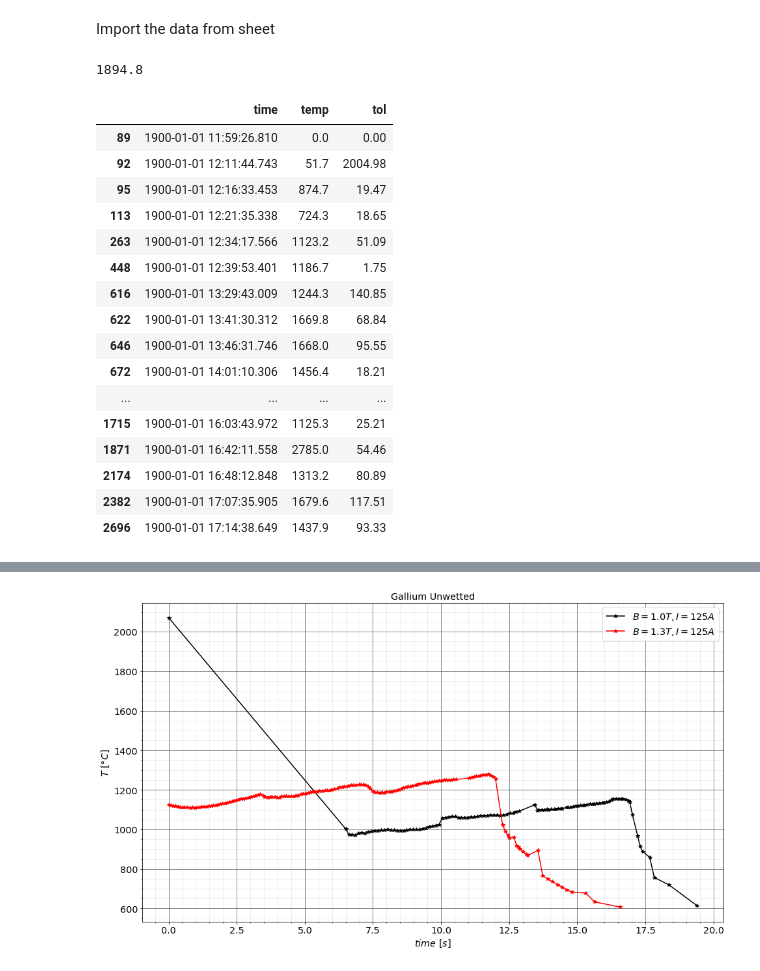
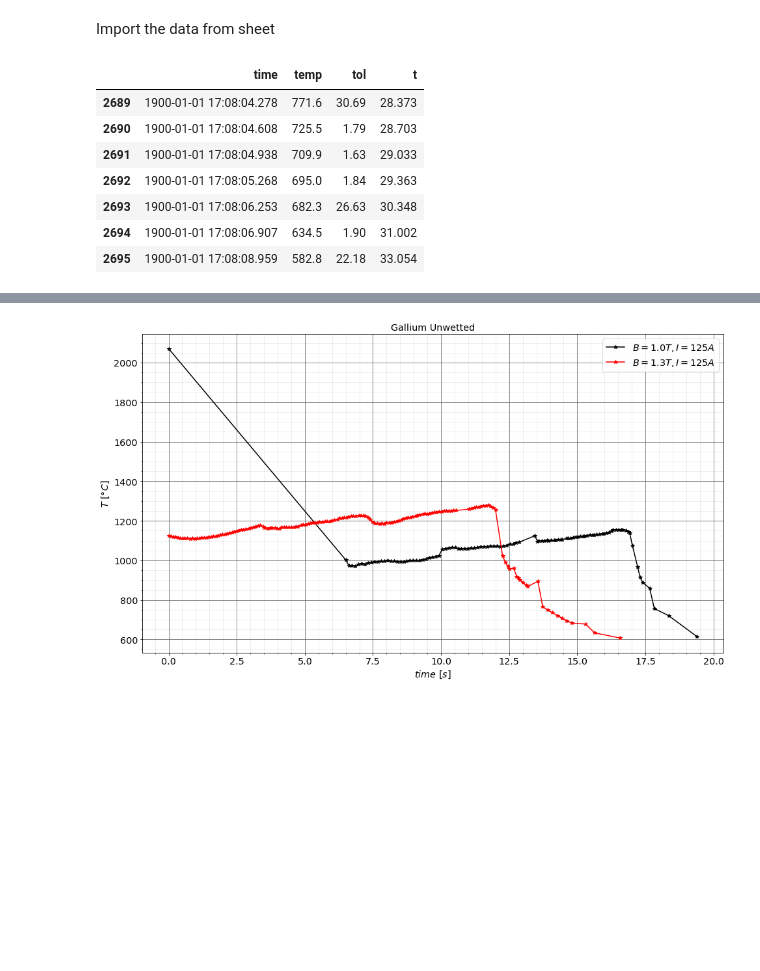
Before and after one commit to mmorbey/Gallium-Experiments, a Jupyter notebook: Pyrometer.ipynb, the cells around one changed output, grey strips where cells are left out. Cells and saved outputs as stored; diff of their text form; code cells hidden in the pictures; blank space fills up the shorter version.

```diff
--- a/Pyrometer.ipynb
+++ b/Pyrometer.ipynb
@@ -50,24 +58,11 @@ def Pyro(i):
-# %%
-Pyro(20).temp.max()
-# %% [output]
-1894.8
-# %%
-tstart
-# %% [output]
-|  | time | temp | tol |
-| 89 | 1900-01-01 11:59:26.810 | 0.0 | 0.00 |
-| 92 | 1900-01-01 12:11:44.743 | 51.7 | 2004.98 |
-| 95 | 1900-01-01 12:16:33.453 | 874.7 | 19.47 |
-| 113 | 1900-01-01 12:21:35.338 | 724.3 | 18.65 |
-| 263 | 1900-01-01 12:34:17.566 | 1123.2 | 51.09 |
-| 448 | 1900-01-01 12:39:53.401 | 1186.7 | 1.75 |
-| 616 | 1900-01-01 13:29:43.009 | 1244.3 | 140.85 |
-| 622 | 1900-01-01 13:41:30.312 | 1669.8 | 68.84 |
-| 646 | 1900-01-01 13:46:31.746 | 1668.0 | 95.55 |
-| 672 | 1900-01-01 14:01:10.306 | 1456.4 | 18.21 |
-| ... | ... | ... | ... |
-| 1715 | 1900-01-01 16:03:43.972 | 1125.3 | 25.21 |
-| 1871 | 1900-01-01 16:42:11.558 | 2785.0 | 54.46 |
-| 2174 | 1900-01-01 16:48:12.848 | 1313.2 | 80.89 |
-| 2382 | 1900-01-01 17:07:35.905 | 1679.6 | 117.51 |
-| 2696 | 1900-01-01 17:14:38.649 | 1437.9 | 93.33 |
+# %%
+Pyro(20).loc[Pyro(20).t>28]
+# %% [output]
+|  | time | temp | tol | t |
+| 2689 | 1900-01-01 17:08:04.278 | 771.6 | 30.69 | 28.373 |
+| 2690 | 1900-01-01 17:08:04.608 | 725.5 | 1.79 | 28.703 |
+| 2691 | 1900-01-01 17:08:04.938 | 709.9 | 1.63 | 29.033 |
+| 2692 | 1900-01-01 17:08:05.268 | 695.0 | 1.84 | 29.363 |
+| 2693 | 1900-01-01 17:08:06.253 | 682.3 | 26.63 | 30.348 |
+| 2694 | 1900-01-01 17:08:06.907 | 634.5 | 1.90 | 31.002 |
+| 2695 | 1900-01-01 17:08:08.959 | 582.8 | 22.18 | 33.054 |
```
Also changed, not shown: parts of 7 cells of this notebook, 2 other files.
